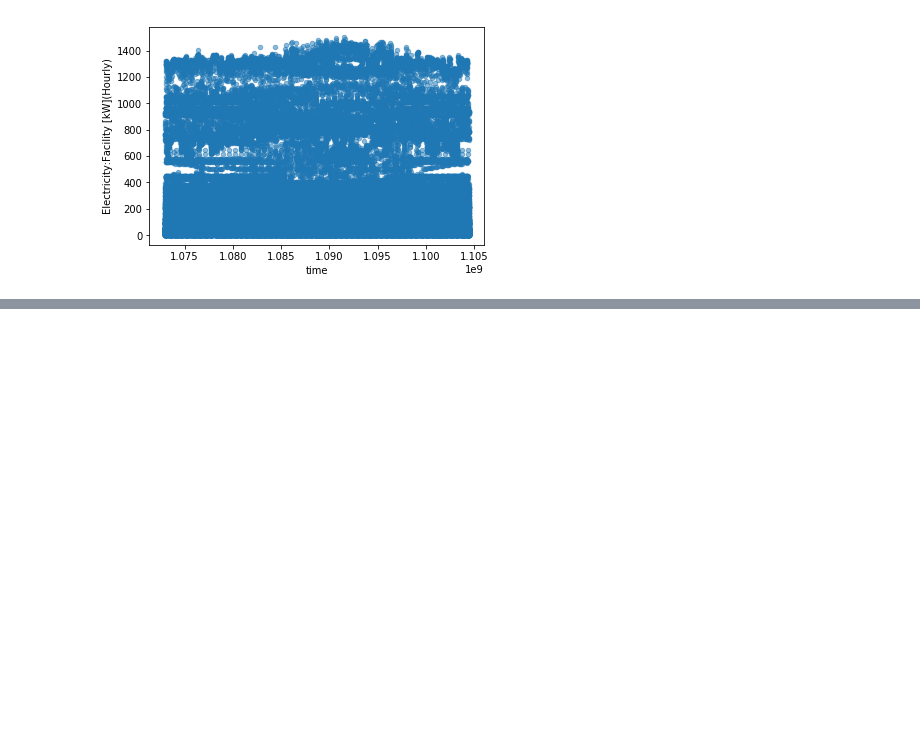
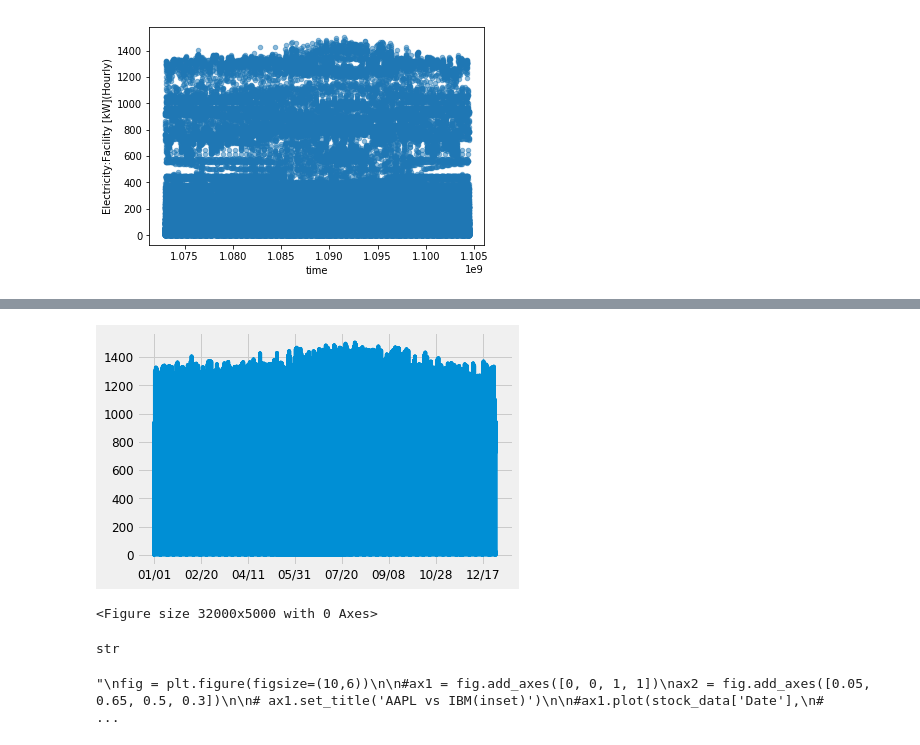
Before and after one commit to fagan2888/EnergyScience, a Jupyter notebook: EDA-Seattle.ipynb, the cells around one changed output, grey strips where cells are left out. Saved outputs shown, nothing was run; the diff lists cells and outputs as text; code cells hidden in the pictures; blank space fills up the shorter version.

```diff
--- a/EDA-Seattle.ipynb
+++ b/EDA-Seattle.ipynb
@@ -337,0 +368,50 @@ visualizer.poof()
+# %%
+import matplotlib.pyplot as plt
+plt.style.use('fivethirtyeight')
+import matplotlib.ticker as plticker
+
+matplotlib.rcParams['axes.labelsize'] = 14
+matplotlib.rcParams['xtick.labelsize'] = 12
+matplotlib.rcParams['ytick.labelsize'] = 12
+matplotlib.rcParams['text.color'] = 'k'
+
+dataset = dataset.set_index('date')
+furniture.index
+
+x = dataset['Date']
+y = dataset['Electricity:Facility [kW](Hourly)']
+fig, ax = plt.subplots()
+plt.figure(figsize=(32,5), dpi=1000)
+ax.plot(x,y)
+loc = plticker.MultipleLocator(base=50.0) # this locator puts ticks at regular intervals
+ax.xaxis.set_major_locator(loc)
+plt.show()
+# %% [output]
+[figure, added]
+<Figure size 32000x5000 with 0 Axes>
+# %%
+type(dataset['Date/Time'][0])
+# %% [output]
+str
+# %%
+"""
+fig = plt.figure(figsize=(10,6))
+
+#ax1 = fig.add_axes([0, 0, 1, 1])
+ax2 = fig.add_axes([0.05, 0.65, 0.5, 0.3])
+
+# ax1.set_title('AAPL vs IBM(inset)')
+
+#ax1.plot(stock_data['Date'],
+#         stock_data['AAPL'],
+#         color='green')
+
+dataset['Date1'] = pd.to_datetime(dataset['Date/Time'])
+
+ax2.plot(dataset['Date1'],
+         dataset['Electricity:Facility [kW](Hourly)'],
+         color='blue')
+plt.show()
+"""
+# %% [output]
+"\nfig = plt.figure(figsize=(10,6))\n\n#ax1 = fig.add_axes([0, 0, 1, 1])\nax2 = fig.add_axes([0.05, 0.65, 0.5, 0.3])\n\n# ax1.set_title('AAPL vs IBM(inset)')\n\n#ax1.plot(stock_data['Date'],\n#        ...
```
Also changed, not shown: parts of 12 cells of this notebook, 2 other files.
